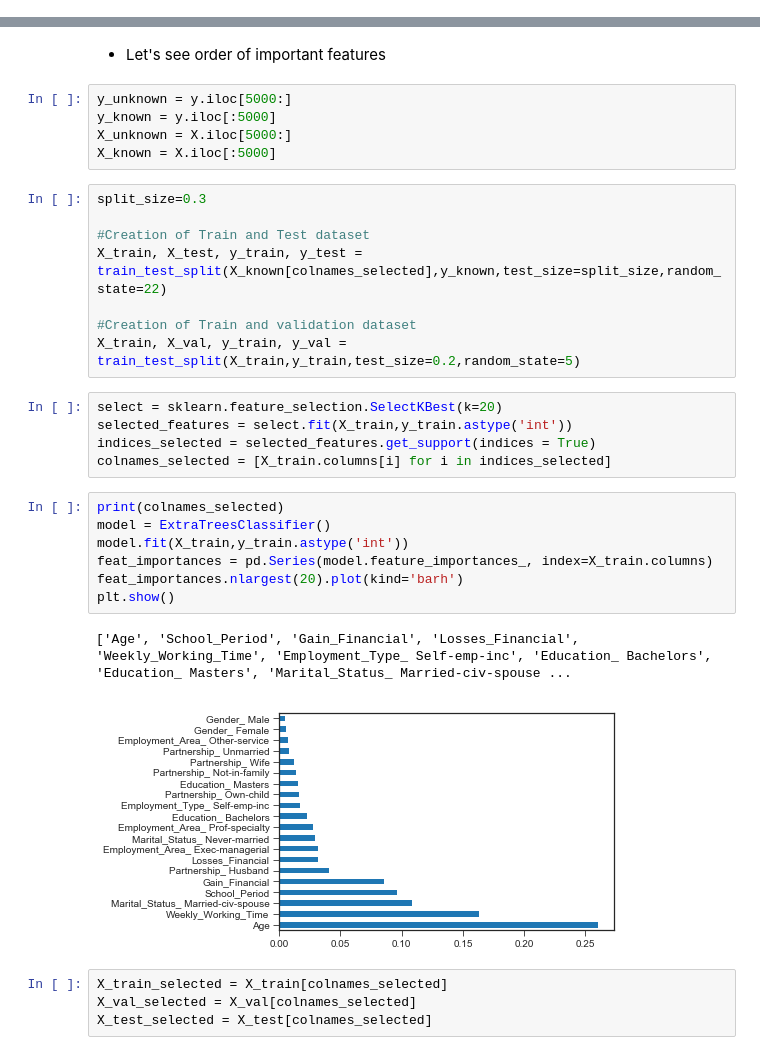
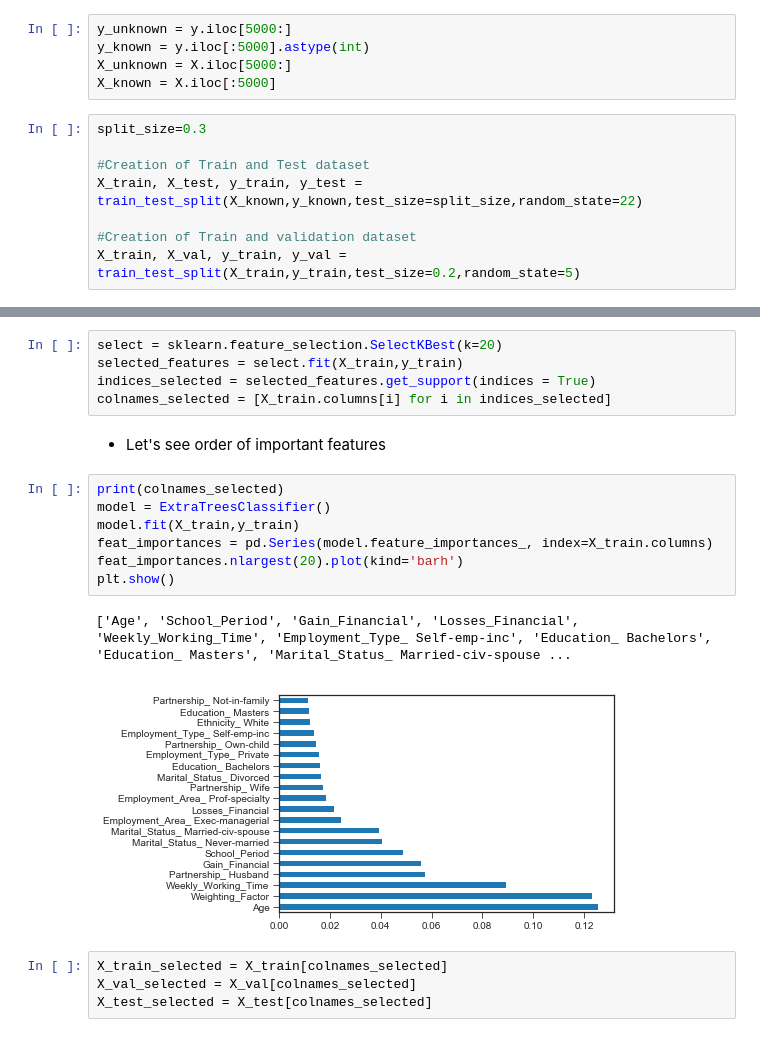
Before and after one commit to sefeoglu/AdultsDataSetUCI, a Jupyter notebook: Project_Assignment.ipynb, the cells around one changed output, grey strips where cells are left out. Drawn from its saved outputs; the diff is of its cells as text.

```diff
--- a/Project_Assignment.ipynb
+++ b/Project_Assignment.ipynb
@@ -331,4 +330,17 @@ dtype: int64
 ## Feature Selection
 * In this step, important features will be selected
 * Firstly, dataset is splitted into 3 subsets as  validation, test and train
+# %%
+y_unknown = y.iloc[5000:]
+y_known = y.iloc[:5000].astype(int)
+X_unknown = X.iloc[5000:]
+X_known = X.iloc[:5000]
+# %%
+split_size=0.3
+
+#Creation of Train and Test dataset
+X_train, X_test, y_train, y_test = train_test_split(X_known,y_known,test_size=split_size,random_state=22)
+
+#Creation of Train and validation dataset
+X_train, X_val, y_train, y_val = train_test_split(X_train,y_train,test_size=0.2,random_state=5)
 # %% [markdown]
@@ -336,33 +348,20 @@ dtype: int64
+# %%
+select = sklearn.feature_selection.SelectKBest(k=20)
+selected_features = select.fit(X_train,y_train)
+indices_selected = selected_features.get_support(indices = True)
+colnames_selected = [X_train.columns[i] for i in indices_selected]
 # %% [markdown]
 * Let's see order of important features
-# %%
-y_unknown = y.iloc[5000:]
-y_known = y.iloc[:5000]
-X_unknown = X.iloc[5000:]
-X_known = X.iloc[:5000]
-# %%
-split_size=0.3
-
-#Creation of Train and Test dataset
-X_train, X_test, y_train, y_test = train_test_split(X_known[colnames_selected],y_known,test_size=split_size,random_state=22)
-
-#Creation of Train and validation dataset
-X_train, X_val, y_train, y_val = train_test_split(X_train,y_train,test_size=0.2,random_state=5)
-# %%
-select = sklearn.feature_selection.SelectKBest(k=20)
-selected_features = select.fit(X_train,y_train.astype('int'))
-indices_selected = selected_features.get_support(indices = True)
-colnames_selected = [X_train.columns[i] for i in indices_selected]
 # %%
 print(colnames_selected)
 model = ExtraTreesClassifier()
-model.fit(X_train,y_train.astype('int'))
+model.fit(X_train,y_train)
 feat_importances = pd.Series(model.feature_importances_, index=X_train.columns)
 feat_importances.nlargest(20).plot(kind='barh')
 plt.show()
 # %% [output]
 ['Age', 'School_Period', 'Gain_Financial', 'Losses_Financial', 'Weekly_Working_Time', 'Employment_Type_ Self-emp-inc', 'Education_ Bachelors', 'Education_ Masters', 'Marital_Status_ Married-civ-spouse ...
-[figure, old version]
+[figure, new version]
 # %%
 X_train_selected = X_train[colnames_selected]
 X_val_selected = X_val[colnames_selected]
```
Also changed, not shown: parts of 10 cells of this notebook.
